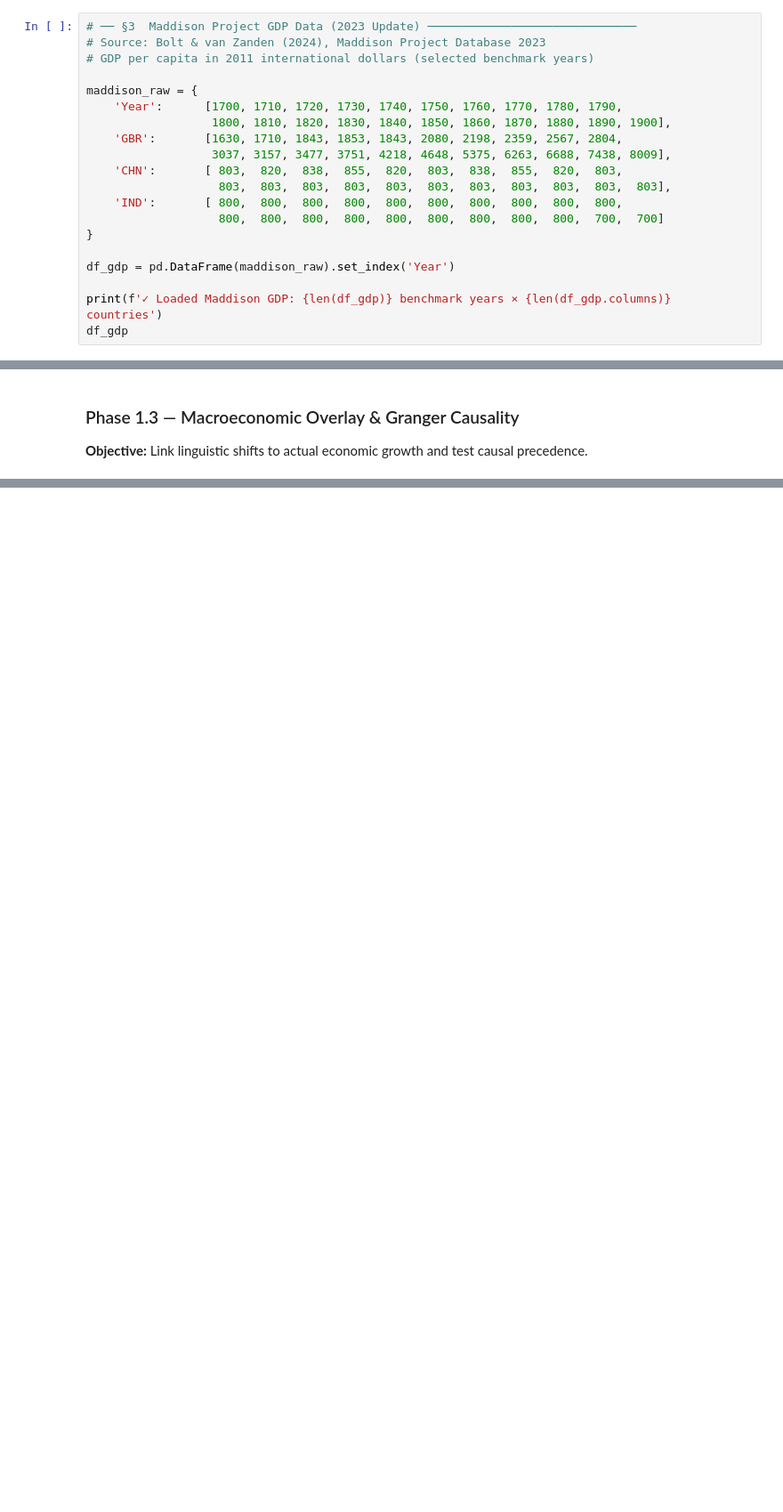
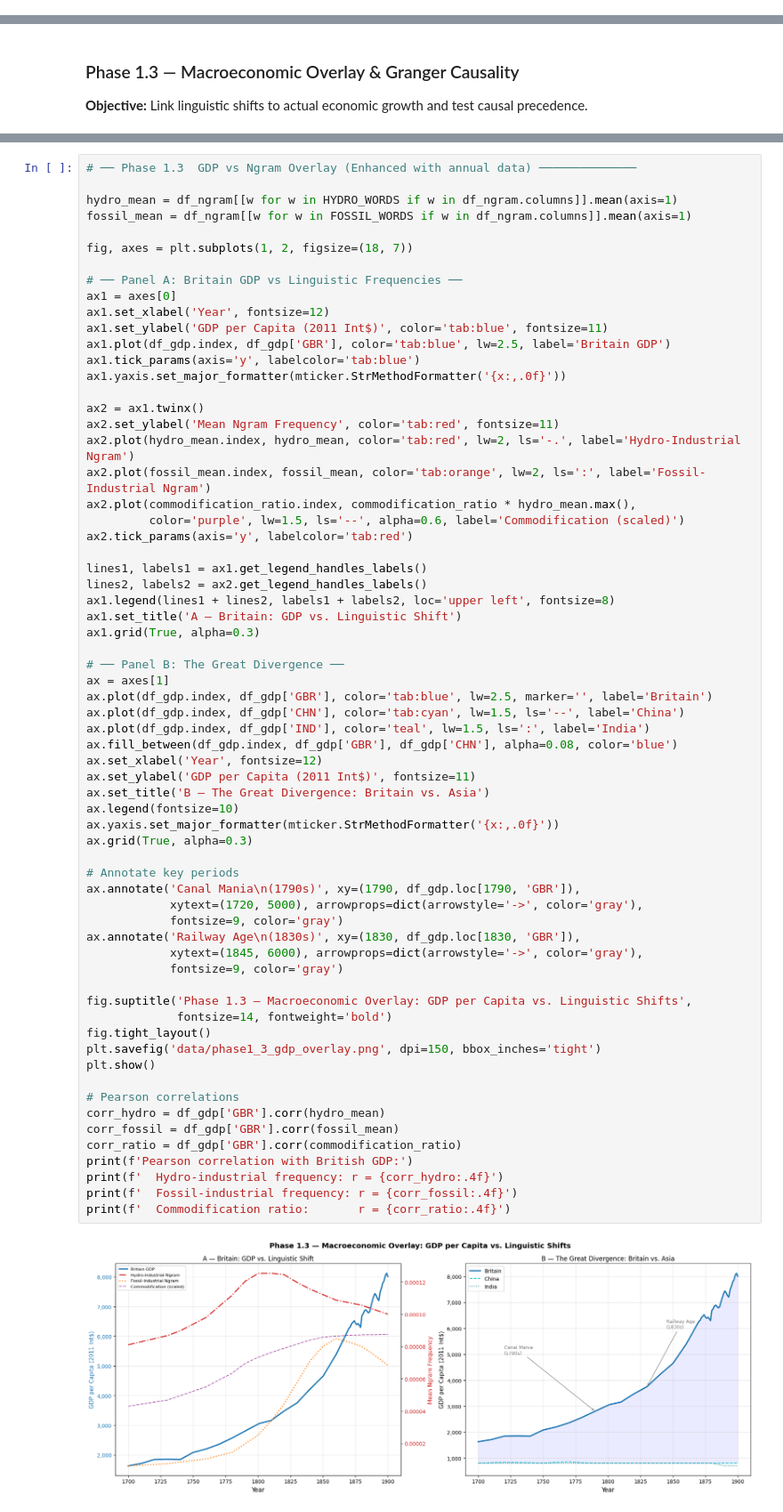
Before and after one commit to percw/water_and_society, a Jupyter notebook: hydro_social_analysis.ipynb, the cells around one changed output, grey strips where cells are left out. Shown at 89% size. Drawn from its saved outputs; the diff is of its cells as text; blank space fills up the shorter version.

```diff
--- a/hydro_social_analysis.ipynb
+++ b/hydro_social_analysis.ipynb
@@ -105,20 +103,0 @@ df_ngram.head()
-# %%
-# ── §3  Maddison Project GDP Data (2023 Update) ──────────────────────────────
-# Source: Bolt & van Zanden (2024), Maddison Project Database 2023
-# GDP per capita in 2011 international dollars (selected benchmark years)
-
-maddison_raw = {
-    'Year':      [1700, 1710, 1720, 1730, 1740, 1750, 1760, 1770, 1780, 1790,
-                  1800, 1810, 1820, 1830, 1840, 1850, 1860, 1870, 1880, 1890, 1900],
-    'GBR':       [1630, 1710, 1843, 1853, 1843, 2080, 2198, 2359, 2567, 2804,
-                  3037, 3157, 3477, 3751, 4218, 4648, 5375, 6263, 6688, 7438, 8009],
-    'CHN':       [ 803,  820,  838,  855,  820,  803,  838,  855,  820,  803,
-                   803,  803,  803,  803,  803,  803,  803,  803,  803,  803,  803],
-    'IND':       [ 800,  800,  800,  800,  800,  800,  800,  800,  800,  800,
-                   800,  800,  800,  800,  800,  800,  800,  800,  800,  700,  700]
-}
-
-df_gdp = pd.DataFrame(maddison_raw).set_index('Year')
-
-print(f'✓ Loaded Maddison GDP: {len(df_gdp)} benchmark years × {len(df_gdp.columns)} countries')
-df_gdp
@@ -276,0 +338,67 @@ except Exception as e:
+# %%
+# ── Phase 1.3  GDP vs Ngram Overlay (Enhanced with annual data) ──────────────
+
+hydro_mean = df_ngram[[w for w in HYDRO_WORDS if w in df_ngram.columns]].mean(axis=1)
+fossil_mean = df_ngram[[w for w in FOSSIL_WORDS if w in df_ngram.columns]].mean(axis=1)
+
+fig, axes = plt.subplots(1, 2, figsize=(18, 7))
+
+# ── Panel A: Britain GDP vs Linguistic Frequencies ──
+ax1 = axes[0]
+ax1.set_xlabel('Year', fontsize=12)
+ax1.set_ylabel('GDP per Capita (2011 Int$)', color='tab:blue', fontsize=11)
+ax1.plot(df_gdp.index, df_gdp['GBR'], color='tab:blue', lw=2.5, label='Britain GDP')
+ax1.tick_params(axis='y', labelcolor='tab:blue')
+ax1.yaxis.set_major_formatter(mticker.StrMethodFormatter('{x:,.0f}'))
+
+ax2 = ax1.twinx()
+ax2.set_ylabel('Mean Ngram Frequency', color='tab:red', fontsize=11)
+ax2.plot(hydro_mean.index, hydro_mean, color='tab:red', lw=2, ls='-.', label='Hydro-Industrial Ngram')
+ax2.plot(fossil_mean.index, fossil_mean, color='tab:orange', lw=2, ls=':', label='Fossil-Industrial Ngram')
+ax2.plot(commodification_ratio.index, commodification_ratio * hydro_mean.max(),
+         color='purple', lw=1.5, ls='--', alpha=0.6, label='Commodification (scaled)')
+ax2.tick_params(axis='y', labelcolor='tab:red')
+
+lines1, labels1 = ax1.get_legend_handles_labels()
+lines2, labels2 = ax2.get_legend_handles_labels()
+ax1.legend(lines1 + lines2, labels1 + labels2, loc='upper left', fontsize=8)
+ax1.set_title('A — Britain: GDP vs. Linguistic Shift')
+ax1.grid(True, alpha=0.3)
+
+# ── Panel B: The Great Divergence ──
+ax = axes[1]
+ax.plot(df_gdp.index, df_gdp['GBR'], color='tab:blue', lw=2.5, marker='', label='Britain')
+ax.plot(df_gdp.index, df_gdp['CHN'], color='tab:cyan', lw=1.5, ls='--', label='China')
+ax.plot(df_gdp.index, df_gdp['IND'], color='teal', lw=1.5, ls=':', label='India')
+ax.fill_between(df_gdp.index, df_gdp['GBR'], df_gdp['CHN'], alpha=0.08, color='blue')
+ax.set_xlabel('Year', fontsize=12)
+ax.set_ylabel('GDP per Capita (2011 Int$)', fontsize=11)
+ax.set_title('B — The Great Divergence: Britain vs. Asia')
+ax.legend(fontsize=10)
+ax.yaxis.set_major_formatter(mticker.StrMethodFormatter('{x:,.0f}'))
+ax.grid(True, alpha=0.3)
+
+# Annotate key periods
+ax.annotate('Canal Mania\n(1790s)', xy=(1790, df_gdp.loc[1790, 'GBR']),
+            xytext=(1720, 5000), arrowprops=dict(arrowstyle='->', color='gray'),
+            fontsize=9, color='gray')
+ax.annotate('Railway Age\n(1830s)', xy=(1830, df_gdp.loc[1830, 'GBR']),
+            xytext=(1845, 6000), arrowprops=dict(arrowstyle='->', color='gray'),
+            fontsize=9, color='gray')
+
+fig.suptitle('Phase 1.3 — Macroeconomic Overlay: GDP per Capita vs. Linguistic Shifts',
+             fontsize=14, fontweight='bold')
+fig.tight_layout()
+plt.savefig('data/phase1_3_gdp_overlay.png', dpi=150, bbox_inches='tight')
+plt.show()
+
+# Pearson correlations
+corr_hydro = df_gdp['GBR'].corr(hydro_mean)
+corr_fossil = df_gdp['GBR'].corr(fossil_mean)
+corr_ratio = df_gdp['GBR'].corr(commodification_ratio)
+print(f'Pearson correlation with British GDP:')
+print(f'  Hydro-industrial frequency: r = {corr_hydro:.4f}')
+print(f'  Fossil-industrial frequency: r = {corr_fossil:.4f}')
+print(f'  Commodification ratio:       r = {corr_ratio:.4f}')
+# %% [output]
+[figure, added]
```
Also changed, not shown: parts of 26 cells of this notebook, 10 other files.
